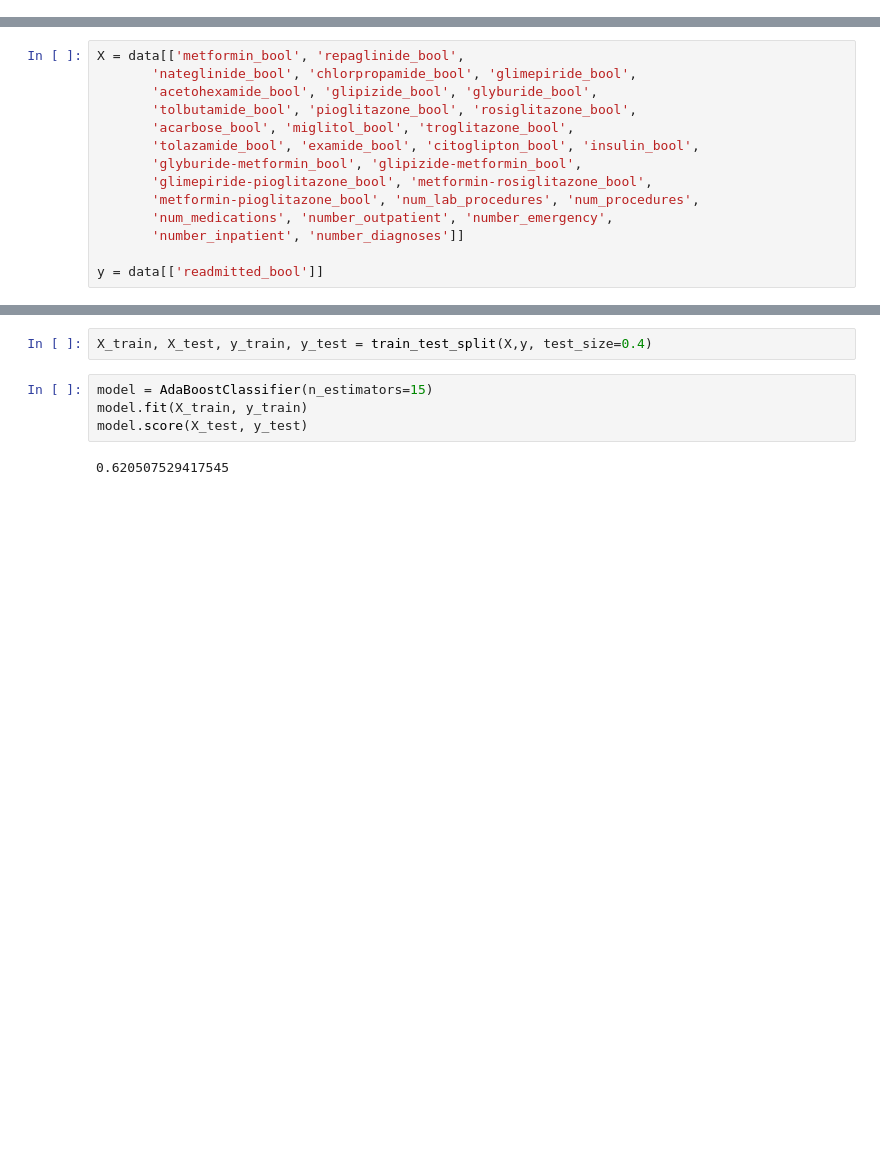
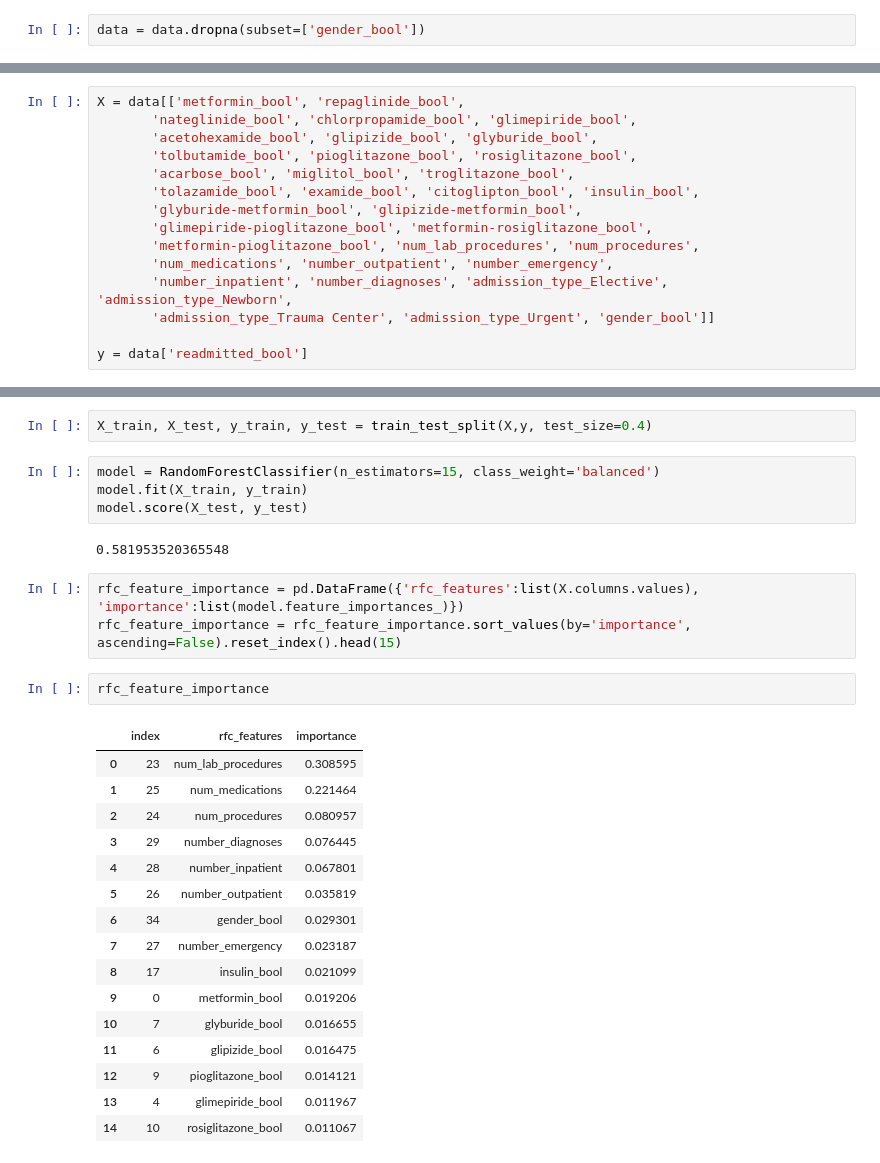
Before and after one commit to topspinj/diabetes-ml-workshop, a Jupyter notebook: notebooks/walkthrough.ipynb, the cells around one changed output, grey strips where cells are left out. Saved outputs shown, nothing was run; the diff lists cells and outputs as text; blank space fills up the shorter version.

```diff
--- a/notebooks/walkthrough.ipynb
+++ b/notebooks/walkthrough.ipynb
@@ -420,3 +436,5 @@ Talk about the importance of feature selection / feature engineering.
+# %%
+data = data.dropna(subset=['gender_bool'])
 # %% [markdown]
 ## Step 6: Building the Binary Classification ML Model
 # %% [markdown]
@@ -460,16 +478,39 @@ X = data[['metformin_bool', 'repaglinide_bool',
        'glimepiride-pioglitazone_bool', 'metformin-rosiglitazone_bool',
        'metformin-pioglitazone_bool', 'num_lab_procedures', 'num_procedures',
        'num_medications', 'number_outpatient', 'number_emergency',
-       'number_inpatient', 'number_diagnoses']]
+       'number_inpatient', 'number_diagnoses', 'admission_type_Elective', 'admission_type_Newborn',
+       'admission_type_Trauma Center', 'admission_type_Urgent', 'gender_bool']]
 
-y = data[['readmitted_bool']]
+y = data['readmitted_bool']
 # %%
 from sklearn.model_selection import train_test_split
 # %%
 X_train, X_test, y_train, y_test = train_test_split(X,y, test_size=0.4)
 # %%
-model = AdaBoostClassifier(n_estimators=15)
+model = RandomForestClassifier(n_estimators=15, class_weight='balanced')
 model.fit(X_train, y_train)
 model.score(X_test, y_test)
 # %% [output]
-0.620507529417545
+0.581953520365548
+# %%
+rfc_feature_importance = pd.DataFrame({'rfc_features':list(X.columns.values), 'importance':list(model.feature_importances_)})
+rfc_feature_importance = rfc_feature_importance.sort_values(by='importance', ascending=False).reset_index().head(15)
+# %%
+rfc_feature_importance
+# %% [output]
+|  | index | rfc_features | importance |
+| 0 | 23 | num_lab_procedures | 0.308595 |
+| 1 | 25 | num_medications | 0.221464 |
+| 2 | 24 | num_procedures | 0.080957 |
+| 3 | 29 | number_diagnoses | 0.076445 |
+| 4 | 28 | number_inpatient | 0.067801 |
+| 5 | 26 | number_outpatient | 0.035819 |
+| 6 | 34 | gender_bool | 0.029301 |
+| 7 | 27 | number_emergency | 0.023187 |
+| 8 | 17 | insulin_bool | 0.021099 |
+| 9 | 0 | metformin_bool | 0.019206 |
+| 10 | 7 | glyburide_bool | 0.016655 |
+| 11 | 6 | glipizide_bool | 0.016475 |
+| 12 | 9 | pioglitazone_bool | 0.014121 |
+| 13 | 4 | glimepiride_bool | 0.011967 |
+| 14 | 10 | rosiglitazone_bool | 0.011067 |
```
Also changed, not shown: parts of 11 cells of this notebook.
